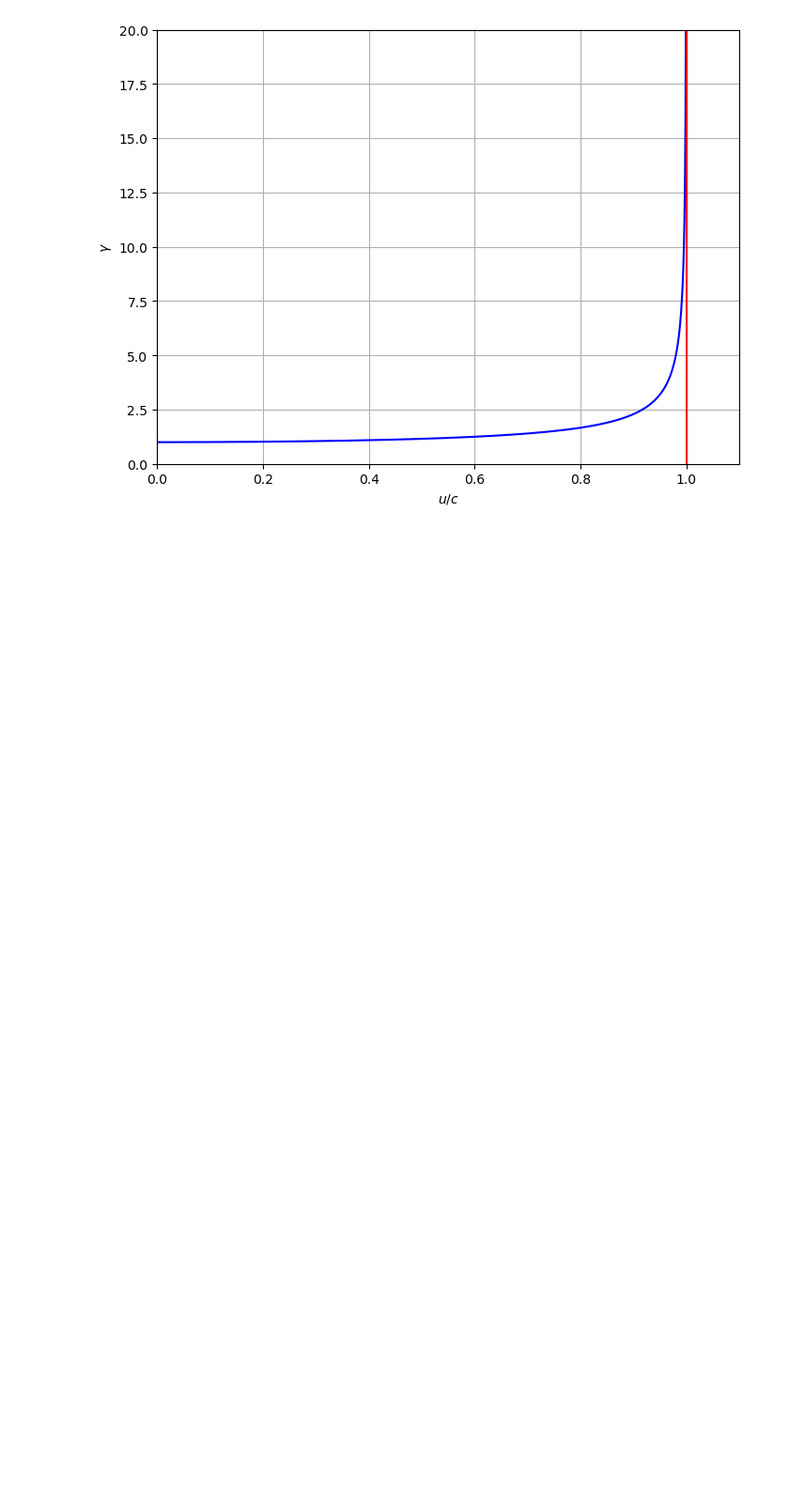
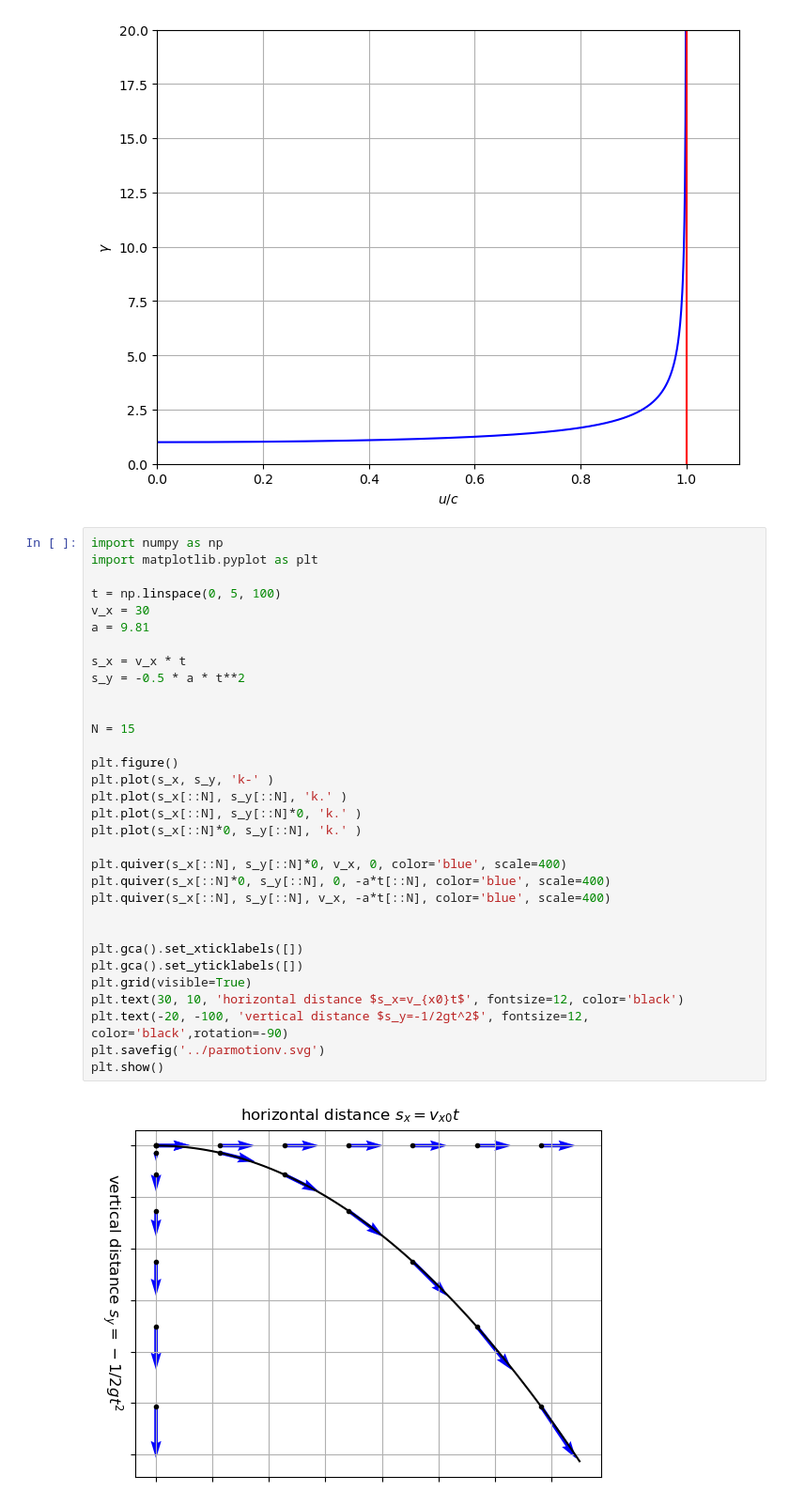
Before and after one commit to winstonDeGreef/Mechanica, a Jupyter notebook: content/images/raw/Python figs.ipynb, the cells around one changed output. Shown at 94% size. Saved outputs shown, nothing was run; the diff lists cells and outputs as text; blank space fills up the shorter version.

Commit message:
update parmotion

```diff
--- a/content/images/raw/Python figs.ipynb
+++ b/content/images/raw/Python figs.ipynb
@@ -102,3 +102,37 @@ plt.savefig('../gamma_v.svg')
 plt.show()
 # %% [output]
 [figure]
+# %%
+import numpy as np
+import matplotlib.pyplot as plt
+
+t = np.linspace(0, 5, 100)
+v_x = 30
+a = 9.81
+
+s_x = v_x * t
+s_y = -0.5 * a * t**2
+
+
+N = 15
+
+plt.figure()
+plt.plot(s_x, s_y, 'k-' )
+plt.plot(s_x[::N], s_y[::N], 'k.' )
+plt.plot(s_x[::N], s_y[::N]*0, 'k.' )
+plt.plot(s_x[::N]*0, s_y[::N], 'k.' )
+
+plt.quiver(s_x[::N], s_y[::N]*0, v_x, 0, color='blue', scale=400)
+plt.quiver(s_x[::N]*0, s_y[::N], 0, -a*t[::N], color='blue', scale=400)
+plt.quiver(s_x[::N], s_y[::N], v_x, -a*t[::N], color='blue', scale=400)
+
+
+plt.gca().set_xticklabels([])
+plt.gca().set_yticklabels([])
+plt.grid(visible=True)
+plt.text(30, 10, 'horizontal distance $s_x=v_{x0}t$', fontsize=12, color='black')
+plt.text(-20, -100, 'vertical distance $s_y=-1/2gt^2$', fontsize=12, color='black',rotation=-90)
+plt.savefig('../parmotionv.svg')
+plt.show()
+# %% [output]
+[figure, added]
```
Also changed, not shown: 2 other files.
